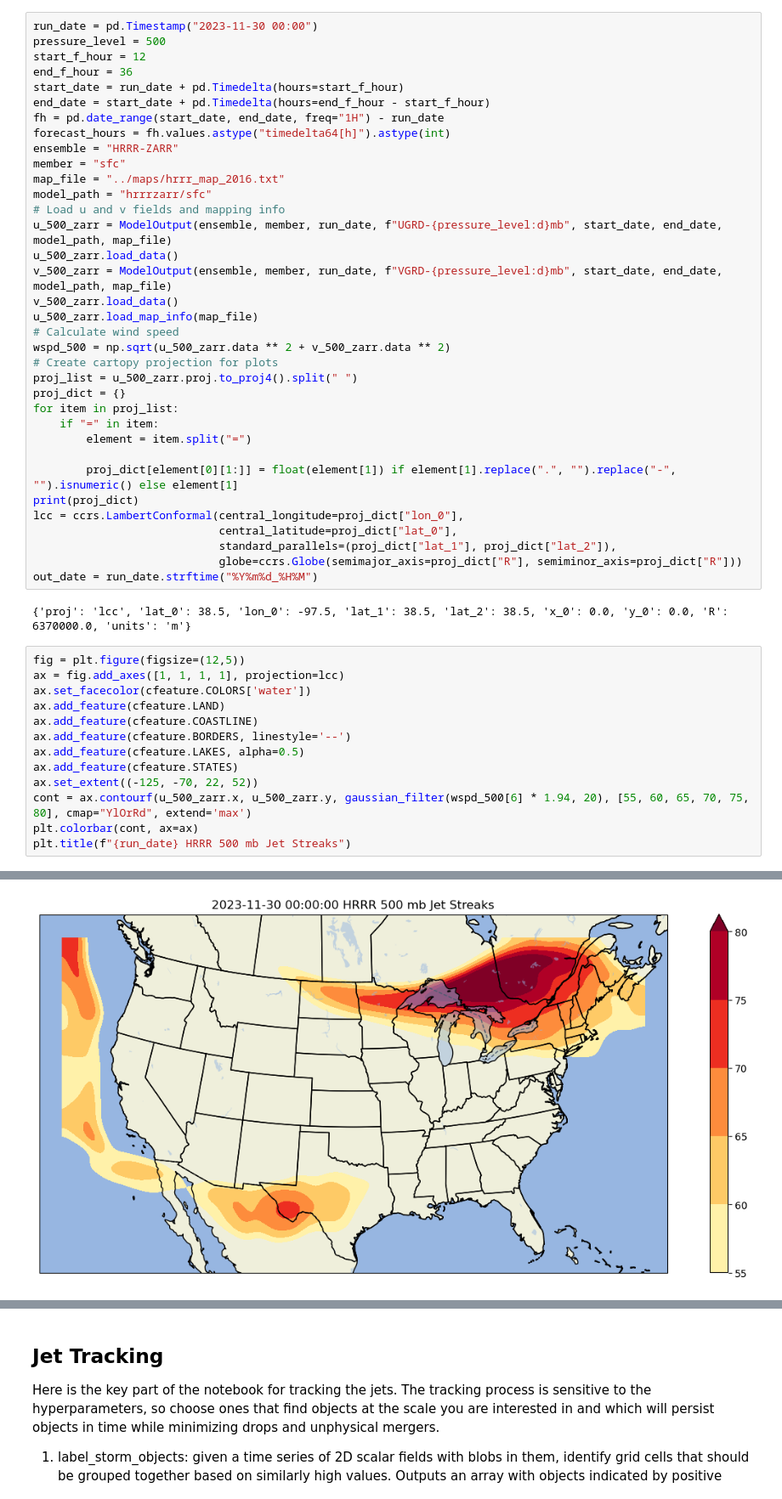
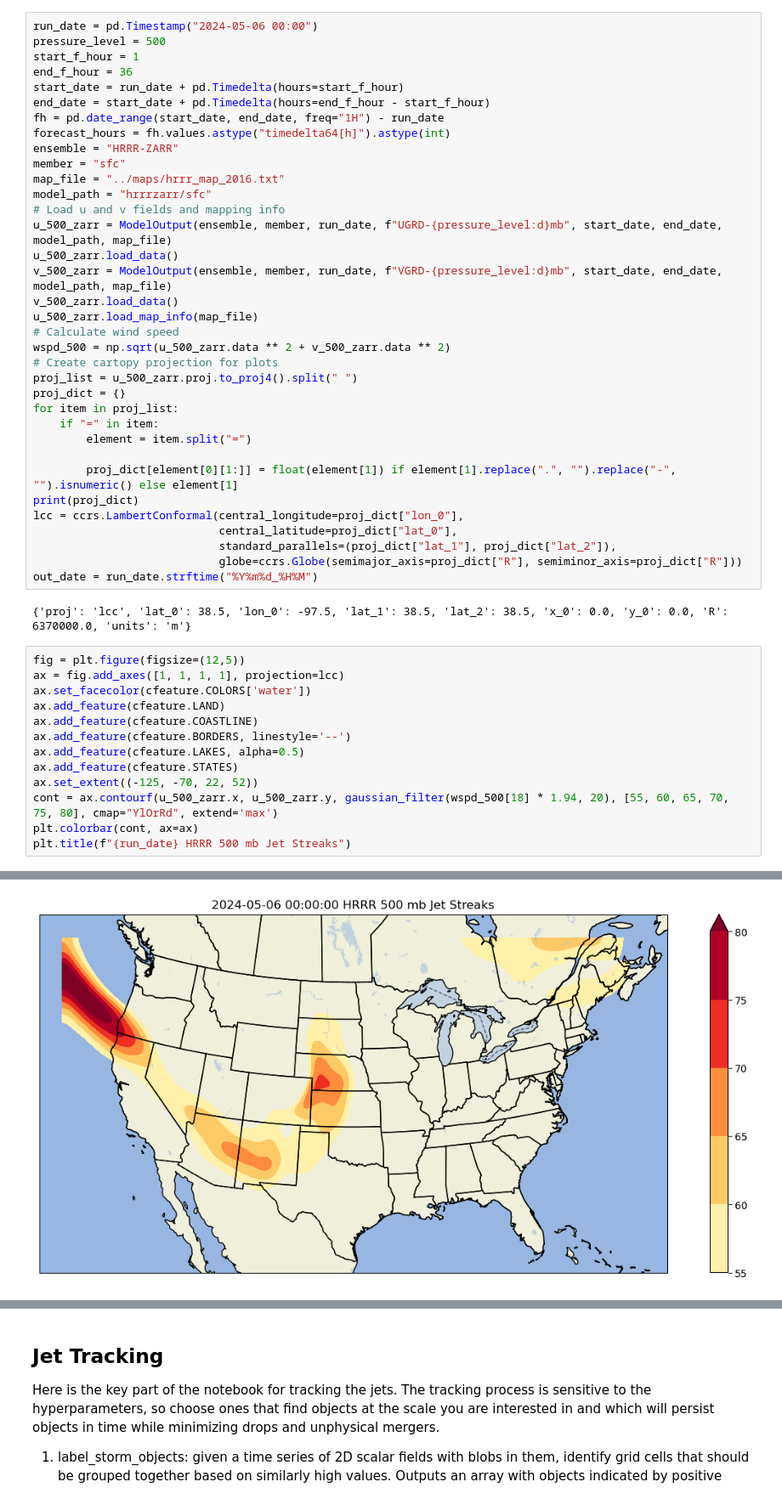
Before and after one commit to djgagne/jetlation, a Jupyter notebook: notebooks/hrrr_demo.ipynb, the cells around one changed output, grey strips where cells are left out. Shown at 85% size. Cells and saved outputs as stored; diff of their text form.

```diff
--- a/notebooks/hrrr_demo.ipynb
+++ b/notebooks/hrrr_demo.ipynb
@@ -22,9 +23,9 @@ import cartopy.feature as cfeature
 # %% [markdown]
 This section loads HRRR output from the [AWS/U. Utah HRRR Zarr archive](https://registry.opendata.aws/noaa-hrrr-pds/). Change the run date to download a different run. By default, the forecast hour range is set to 24 hours, but you can choose a different forecast period if you wish. If you want to run the tracking on a different pressure level, change the pressure level variable to one of the standard pressure levels.
 # %%
-run_date = pd.Timestamp("2023-11-30 00:00")
+run_date = pd.Timestamp("2024-05-06 00:00")
 pressure_level = 500
-start_f_hour = 12
+start_f_hour = 1
 end_f_hour = 36
 start_date = run_date + pd.Timedelta(hours=start_f_hour)
 end_date = start_date + pd.Timedelta(hours=end_f_hour - start_f_hour)
@@ -68,7 +69,7 @@ ax.add_feature(cfeature.BORDERS, linestyle='--')
 ax.add_feature(cfeature.LAKES, alpha=0.5)
 ax.add_feature(cfeature.STATES)
 ax.set_extent((-125, -70, 22, 52))
-cont = ax.contourf(u_500_zarr.x, u_500_zarr.y, gaussian_filter(wspd_500[6] * 1.94, 20), [55, 60, 65, 70, 75, 80], cmap="YlOrRd", extend='max')
+cont = ax.contourf(u_500_zarr.x, u_500_zarr.y, gaussian_filter(wspd_500[18] * 1.94, 20), [55, 60, 65, 70, 75, 80], cmap="YlOrRd", extend='max')
 plt.colorbar(cont, ax=ax)
 plt.title(f"{run_date} HRRR 500 mb Jet Streaks")
 # %% [output]
@@ -76,4 +77,4 @@ Text(0.5, 1.0, '2023-11-30 00:00:00 HRRR 500 mb Jet Streaks')
-[figure, old version]
+[figure, new version]
 # %%
 fig = plt.figure(figsize=(12,5))
 ax = fig.add_axes([1, 1, 1, 1], projection=lcc)
```
Also changed, not shown: parts of 10 cells of this notebook, 1 other file.
